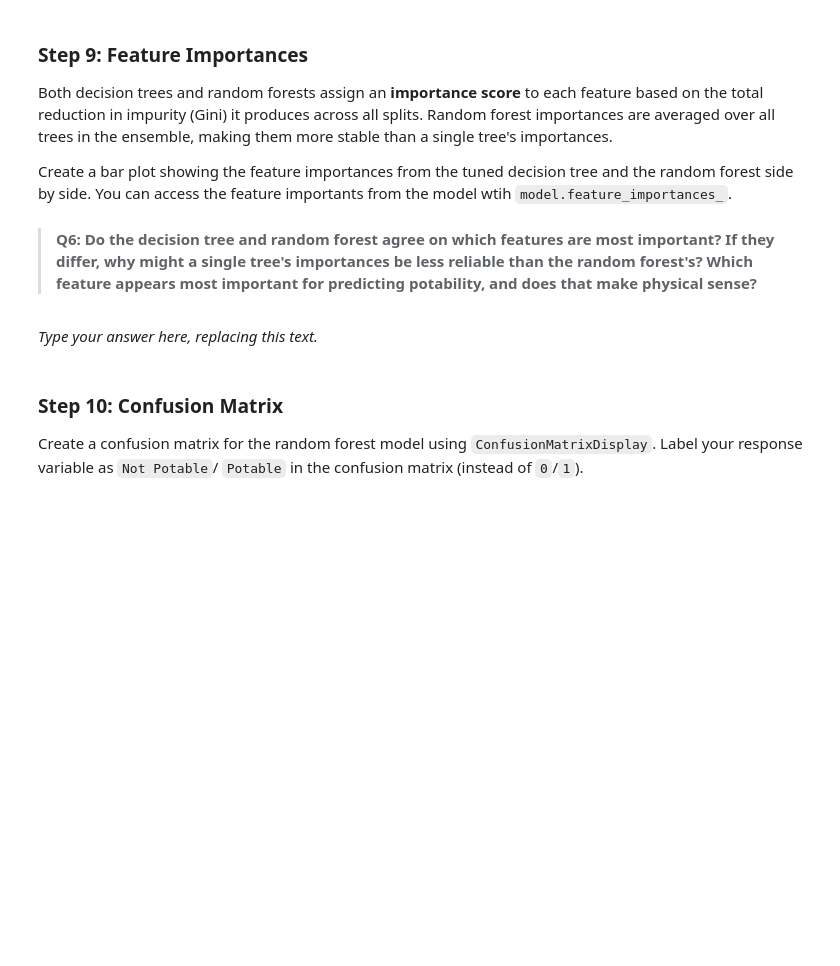
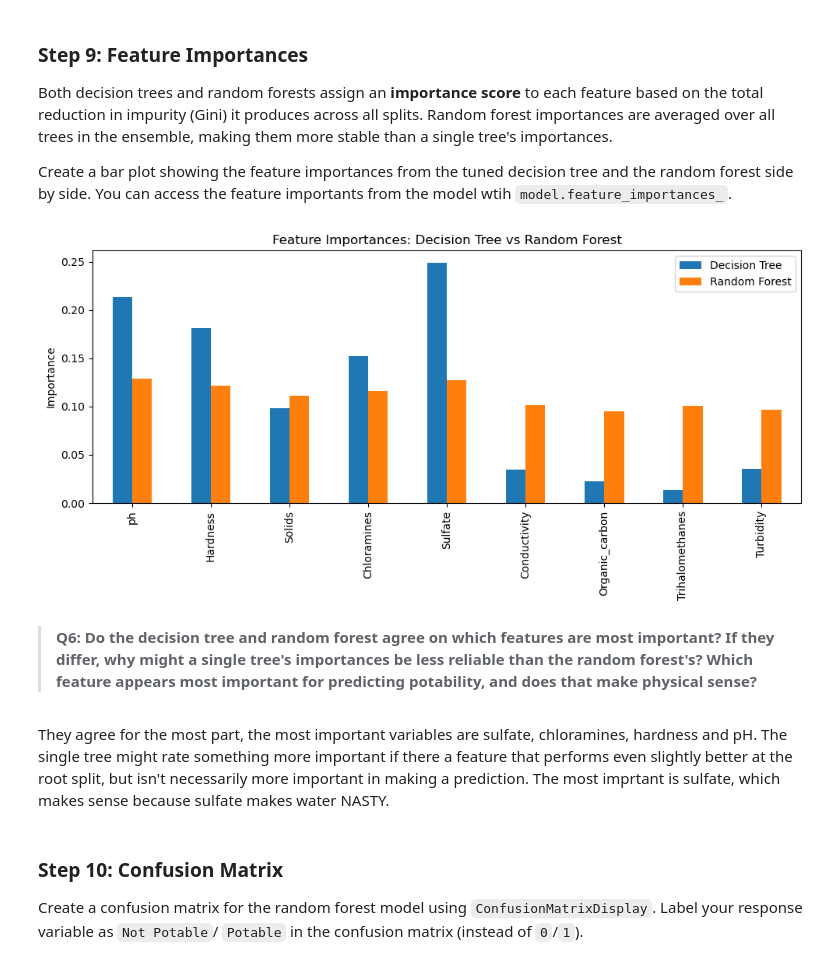
Before and after one commit to ht-oliver/assignment-3, a Jupyter notebook: task2/hw3-task2.ipynb, the cells around one changed output. Saved outputs shown, nothing was run; the diff lists cells and outputs as text; code cells hidden in the pictures; blank space fills up the shorter version.

```diff
--- a/task2/hw3-task2.ipynb
+++ b/task2/hw3-task2.ipynb
@@ -290,10 +290,26 @@ The random forest did better with an accuracy of .66. The tuned tree was about .
 Both decision trees and random forests assign an **importance score** to each feature based on the total reduction in impurity (Gini) it produces across all splits. Random forest importances are averaged over all trees in the ensemble, making them more stable than a single tree's importances.
 
 Create a bar plot showing the feature importances from the tuned decision tree and the random forest side by side. You can access the feature importants from the model wtih `model.feature_importances_`.
+# %%
+
+# Save feature importances for both methods, made dataframe indexed on predictors
+importance_scores = pd.DataFrame({
+    'Decision Tree': dt_opt.feature_importances_,
+    'Random Forest': rf.feature_importances_
+}, index=X.columns)
+
+# Plot
+importance_scores.plot.bar(figsize=(10, 5))
+plt.title('Feature Importances: Decision Tree vs Random Forest')
+plt.ylabel('Importance')
+plt.tight_layout()
+plt.show()
+# %% [output]
+[figure, added]
 # %% [markdown]
 > **Q6: Do the decision tree and random forest agree on which features are most important? If they differ, why might a single tree's importances be less reliable than the random forest's? Which feature appears most important for predicting potability, and does that make physical sense?**
 # %% [markdown]
-_Type your answer here, replacing this text._
+They agree for the most part, the most important variables are sulfate, chloramines, hardness and pH. The single tree might rate something more important if there a feature that performs even slightly better at the root split, but isn't necessarily more important in making a prediction. The most imprtant is sulfate, which makes sense because sulfate makes water NASTY.
 # %% [markdown]
 <!-- END QUESTION -->
 
```
Also changed, not shown: parts of 5 cells of this notebook.
